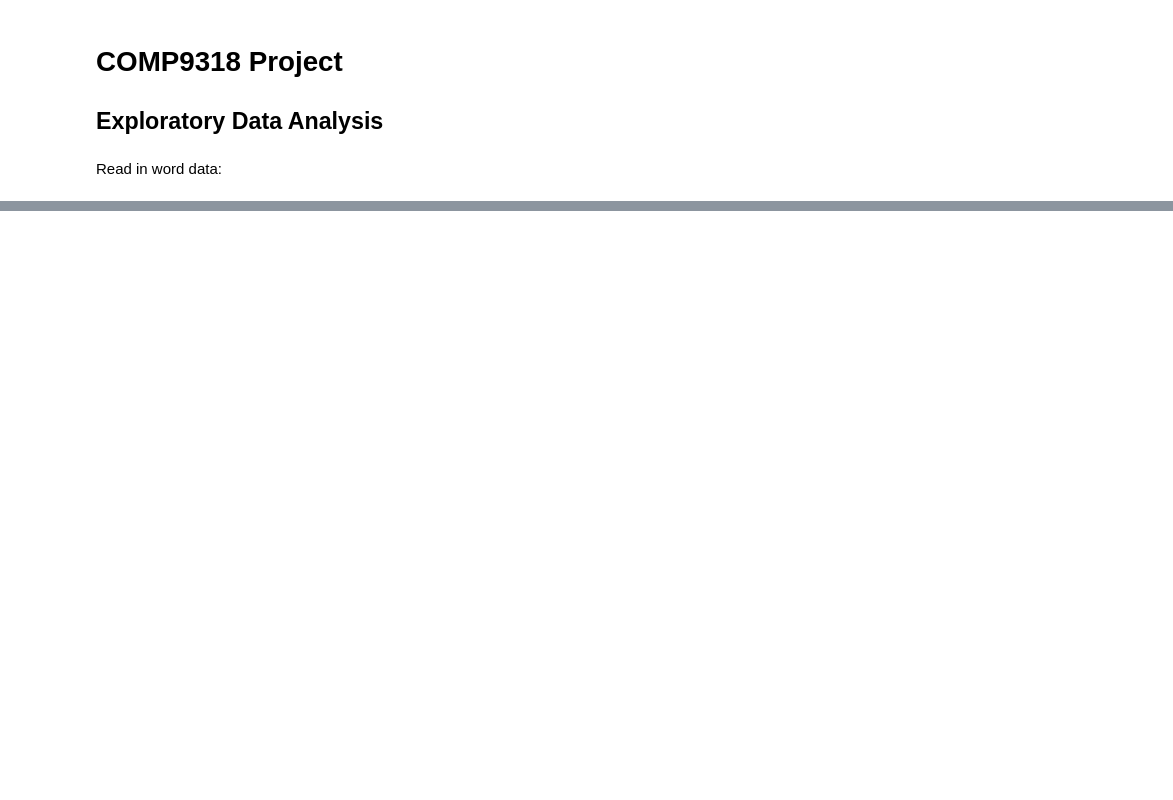
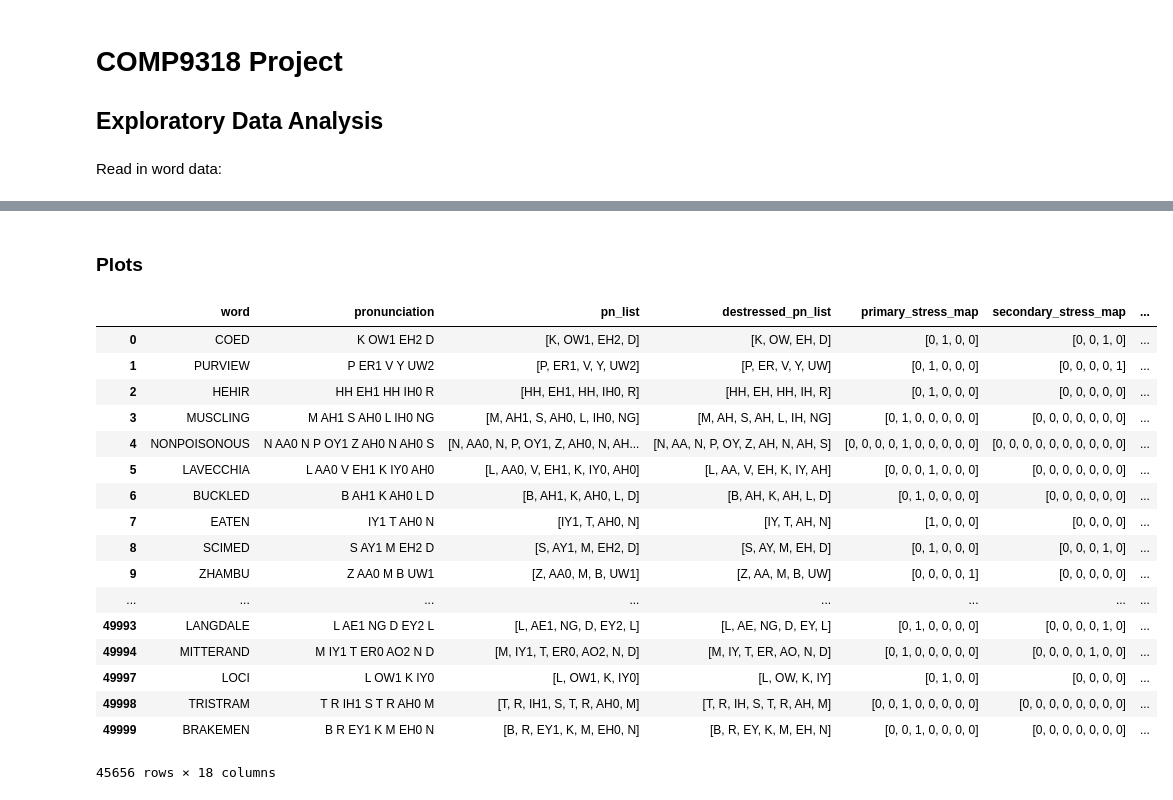
Before and after one commit to EvaLiu11/COMP9318_Proj, a Jupyter notebook: COMP9318_Project Exploration.ipynb, the cells around one changed output, grey strips where cells are left out. Saved outputs shown, nothing was run; the diff lists cells and outputs as text; code cells hidden in the pictures; blank space fills up the shorter version.

```diff
--- a/COMP9318_Project Exploration.ipynb
+++ b/COMP9318_Project Exploration.ipynb
@@ -63,0 +54,2 @@ for pos_tag in pos_tags:
+# %% [markdown]
+### Plots
@@ -63,0 +78,21 @@ for pos_tag in pos_tags:
+# %%
+words[words['type_tag']=='NN']
+# %% [output]
+|  | word | pronunciation | pn_list | destressed_pn_list | primary_stress_map | secondary_stress_map | ... |
+| 0 | COED | K OW1 EH2 D | [K, OW1, EH2, D] | [K, OW, EH, D] | [0, 1, 0, 0] | [0, 0, 1, 0] | ... |
+| 1 | PURVIEW | P ER1 V Y UW2 | [P, ER1, V, Y, UW2] | [P, ER, V, Y, UW] | [0, 1, 0, 0, 0] | [0, 0, 0, 0, 1] | ... |
+| 2 | HEHIR | HH EH1 HH IH0 R | [HH, EH1, HH, IH0, R] | [HH, EH, HH, IH, R] | [0, 1, 0, 0, 0] | [0, 0, 0, 0, 0] | ... |
+| 3 | MUSCLING | M AH1 S AH0 L IH0 NG | [M, AH1, S, AH0, L, IH0, NG] | [M, AH, S, AH, L, IH, NG] | [0, 1, 0, 0, 0, 0, 0] | [0, 0, 0, 0, 0, 0, 0] | ... |
+| 4 | NONPOISONOUS | N AA0 N P OY1 Z AH0 N AH0 S | [N, AA0, N, P, OY1, Z, AH0, N, AH... | [N, AA, N, P, OY, Z, AH, N, AH, S] | [0, 0, 0, 0, 1, 0, 0, 0, 0, 0] | [0, 0, 0, 0, 0, 0, 0, 0, 0, 0] | ... |
+| 5 | LAVECCHIA | L AA0 V EH1 K IY0 AH0 | [L, AA0, V, EH1, K, IY0, AH0] | [L, AA, V, EH, K, IY, AH] | [0, 0, 0, 1, 0, 0, 0] | [0, 0, 0, 0, 0, 0, 0] | ... |
+| 6 | BUCKLED | B AH1 K AH0 L D | [B, AH1, K, AH0, L, D] | [B, AH, K, AH, L, D] | [0, 1, 0, 0, 0, 0] | [0, 0, 0, 0, 0, 0] | ... |
+| 7 | EATEN | IY1 T AH0 N | [IY1, T, AH0, N] | [IY, T, AH, N] | [1, 0, 0, 0] | [0, 0, 0, 0] | ... |
+| 8 | SCIMED | S AY1 M EH2 D | [S, AY1, M, EH2, D] | [S, AY, M, EH, D] | [0, 1, 0, 0, 0] | [0, 0, 0, 1, 0] | ... |
+| 9 | ZHAMBU | Z AA0 M B UW1 | [Z, AA0, M, B, UW1] | [Z, AA, M, B, UW] | [0, 0, 0, 0, 1] | [0, 0, 0, 0, 0] | ... |
+| ... | ... | ... | ... | ... | ... | ... | ... |
+| 49993 | LANGDALE | L AE1 NG D EY2 L | [L, AE1, NG, D, EY2, L] | [L, AE, NG, D, EY, L] | [0, 1, 0, 0, 0, 0] | [0, 0, 0, 0, 1, 0] | ... |
+| 49994 | MITTERAND | M IY1 T ER0 AO2 N D | [M, IY1, T, ER0, AO2, N, D] | [M, IY, T, ER, AO, N, D] | [0, 1, 0, 0, 0, 0, 0] | [0, 0, 0, 0, 1, 0, 0] | ... |
+| 49997 | LOCI | L OW1 K IY0 | [L, OW1, K, IY0] | [L, OW, K, IY] | [0, 1, 0, 0] | [0, 0, 0, 0] | ... |
+| 49998 | TRISTRAM | T R IH1 S T R AH0 M | [T, R, IH1, S, T, R, AH0, M] | [T, R, IH, S, T, R, AH, M] | [0, 0, 1, 0, 0, 0, 0, 0] | [0, 0, 0, 0, 0, 0, 0, 0] | ... |
+| 49999 | BRAKEMEN | B R EY1 K M EH0 N | [B, R, EY1, K, M, EH0, N] | [B, R, EY, K, M, EH, N] | [0, 0, 1, 0, 0, 0, 0] | [0, 0, 0, 0, 0, 0, 0] | ... |
+45656 rows × 18 columns
```
Also changed, not shown: parts of 15 cells of this notebook, 1 other file.
